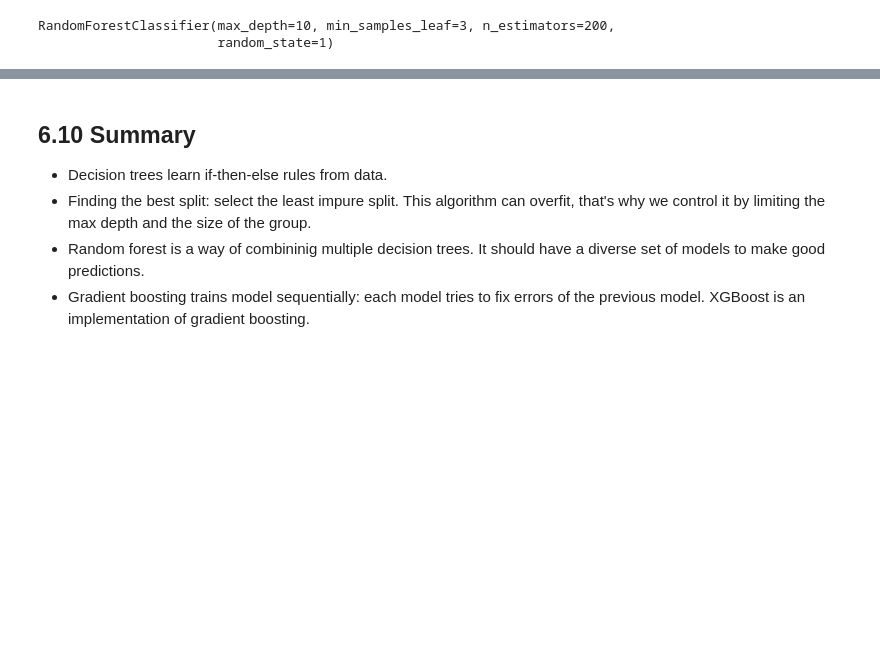
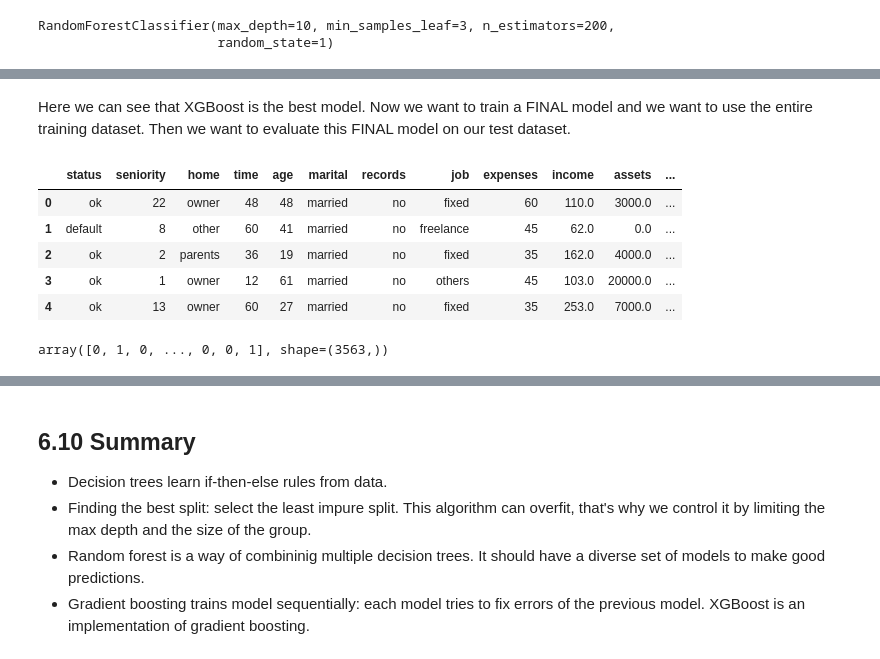
Before and after one commit to ekhlebus/ml-zoomcamp, a Jupyter notebook: 06-trees/notebook.ipynb, the cells around one changed output, grey strips where cells are left out. Cells and saved outputs as stored; diff of their text form; code cells hidden in the pictures; blank space fills up the shorter version.

Commit message:
Selecting the Best Model notebook updated

```diff
--- a/06-trees/notebook.ipynb
+++ b/06-trees/notebook.ipynb
@@ -1497,7 +1502,22 @@ roc_auc_score(y_val, y_pred)
+# %% [markdown]
+Here we can see that XGBoost is the best model. Now we want to train a FINAL model and we want to use the entire training dataset. Then we want to evaluate this FINAL model on our test dataset.
 # %%
 df_full_train = df_full_train.reset_index(drop=True)
+# %%
+df_full_train.head(5)
+# %% [output]
+|  | status | seniority | home | time | age | marital | records | job | expenses | income | assets | ... |
+| 0 | ok | 22 | owner | 48 | 48 | married | no | fixed | 60 | 110.0 | 3000.0 | ... |
+| 1 | default | 8 | other | 60 | 41 | married | no | freelance | 45 | 62.0 | 0.0 | ... |
+| 2 | ok | 2 | parents | 36 | 19 | married | no | fixed | 35 | 162.0 | 4000.0 | ... |
+| 3 | ok | 1 | owner | 12 | 61 | married | no | others | 45 | 103.0 | 20000.0 | ... |
+| 4 | ok | 13 | owner | 60 | 27 | married | no | fixed | 35 | 253.0 | 7000.0 | ... |
 # %%
 y_full_train = (df_full_train.status == 'default').astype(int).values
+# %%
+y_full_train
+# %% [output]
+array([0, 1, 0, ..., 0, 0, 1], shape=(3563,))
 # %%
 del df_full_train['status']
 # %%
```
Also changed, not shown: parts of 11 cells of this notebook.
